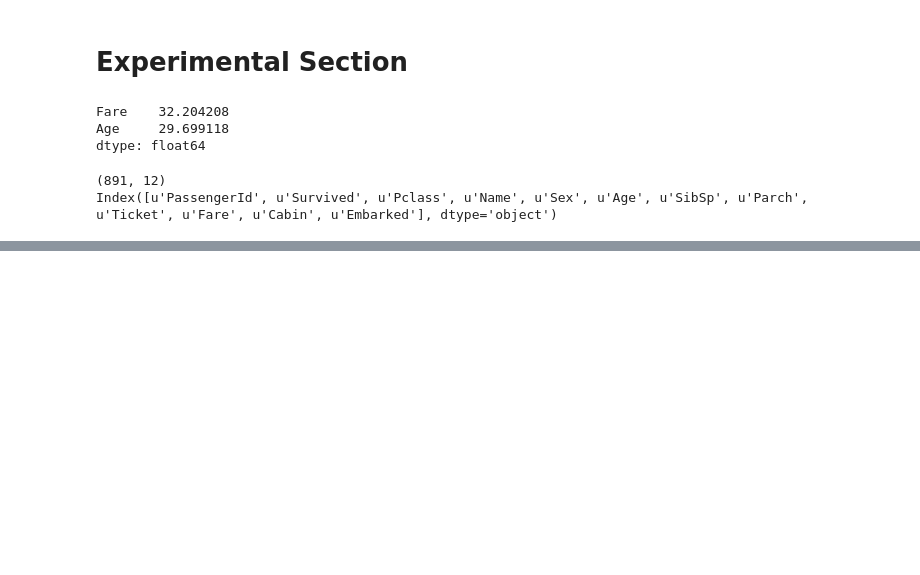
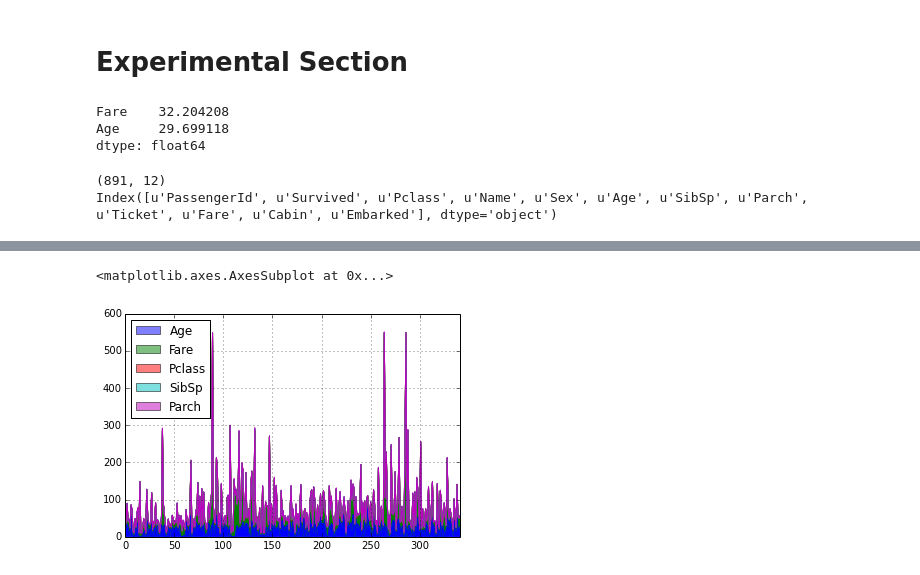
Before and after one commit to ericandbeethoven/datascience-adventures, a Jupyter notebook: udacity/titanic/titanic.ipynb, the cells around one changed output, grey strips where cells are left out. Saved outputs shown, nothing was run; the diff lists cells and outputs as text; code cells hidden in the pictures; blank space fills up the shorter version.

```diff
--- a/udacity/titanic/titanic.ipynb
+++ b/udacity/titanic/titanic.ipynb
@@ -273,0 +295,5 @@ print "Error: %d%%" % (float(survived_actual - survived_predicted)/survived_actu
+# %%
+df3.plot(kind='area', stacked=True)
+# %% [output]
+<matplotlib.axes.AxesSubplot at 0x...>
+[figure, added]
```
Also changed, not shown: parts of 13 cells of this notebook, 2 other files.
